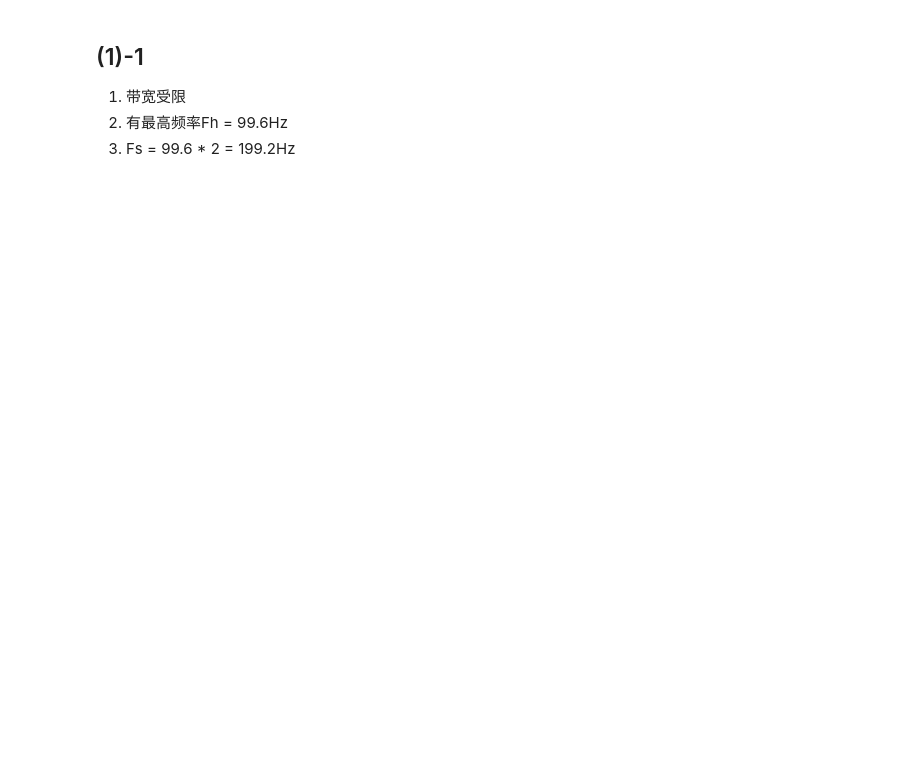
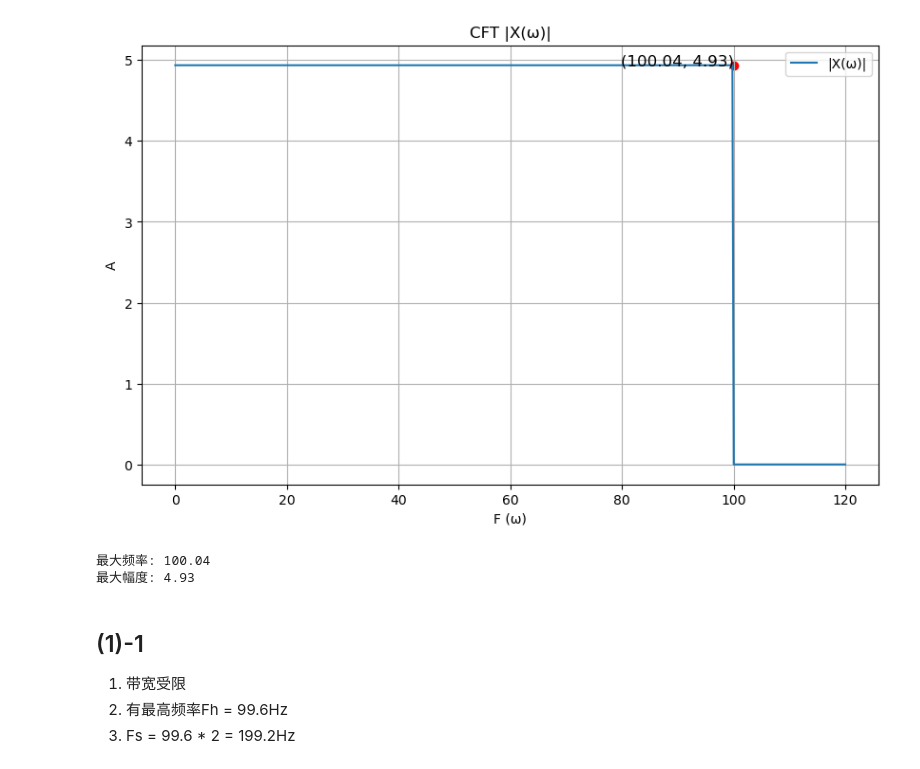
Before and after one commit to sevmeowple/DSP-Class-Sol, a Jupyter notebook: EXP1.ipynb, the cells around one changed output. Saved outputs shown, nothing was run; the diff lists cells and outputs as text; code cells hidden in the pictures; blank space fills up the shorter version.

```diff
--- a/EXP1.ipynb
+++ b/EXP1.ipynb
@@ -12,6 +12,15 @@ def ffts(s):
     S = fft.fft(s)
     S = fft.fftshift(S)
     return S
+
+# 幅度谱归一化 连续
+def norL(s):
+    s = s / 2 * PHI
+    return s
+# 幅度谱归一化 离散
+def norD(s):
+    s = s / len(s)
+    return s
 # %%
 # (1) - 1
 # 常量Fh = 100HZ
@@ -32,33 +41,40 @@ X1 = sp.fourier_transform(x1, t, w)
 # 将傅里叶变换结果转换为可数值计算的函数
 X1_func = sp.lambdify(w, X1, 'numpy')
 
 # 生成频率范围
 ω_vals = np.linspace(0, 120, 500)
 
 # 计算傅里叶变换的数值结果
 X_vals = X1_func(ω_vals)
 
+# 归一化
+X_vals = norL(X_vals)
+
 # 找到峰值
 peak_index = np.argmax(np.abs(X_vals))
 peak_value = np.abs(X_vals[peak_index])
 peak_index = np.argmin(np.abs(X_vals))
 peak_freq = ω_vals[peak_index]
 
 # 绘制图像
 plt.figure(figsize=(10, 6))
 plt.plot(ω_vals, np.abs(X_vals), label='|X(ω)|')
 plt.scatter([peak_freq], [peak_value], color='red')  # 标记峰值
 plt.text(peak_freq, peak_value, f'({peak_freq:.2f}, {peak_value:.2f})', fontsize=12, ha='right')
 plt.xlabel('F (ω)')
 plt.ylabel('A')
 plt.title('CFT |X(ω)|')
 plt.legend()
 plt.grid(True)
 plt.show()
 
 # 打印峰值信息
 print(f'最大频率: {peak_freq:.2f}')
 print(f'最大幅度: {peak_value:.2f}')
+# %% [output]
+[figure, added]
+最大频率: 100.04
+最大幅度: 4.93
 # %% [markdown]
 ## (1)-1
 1.  带宽受限
```
Also changed, not shown: parts of 3 cells of this notebook, 4 other files.
